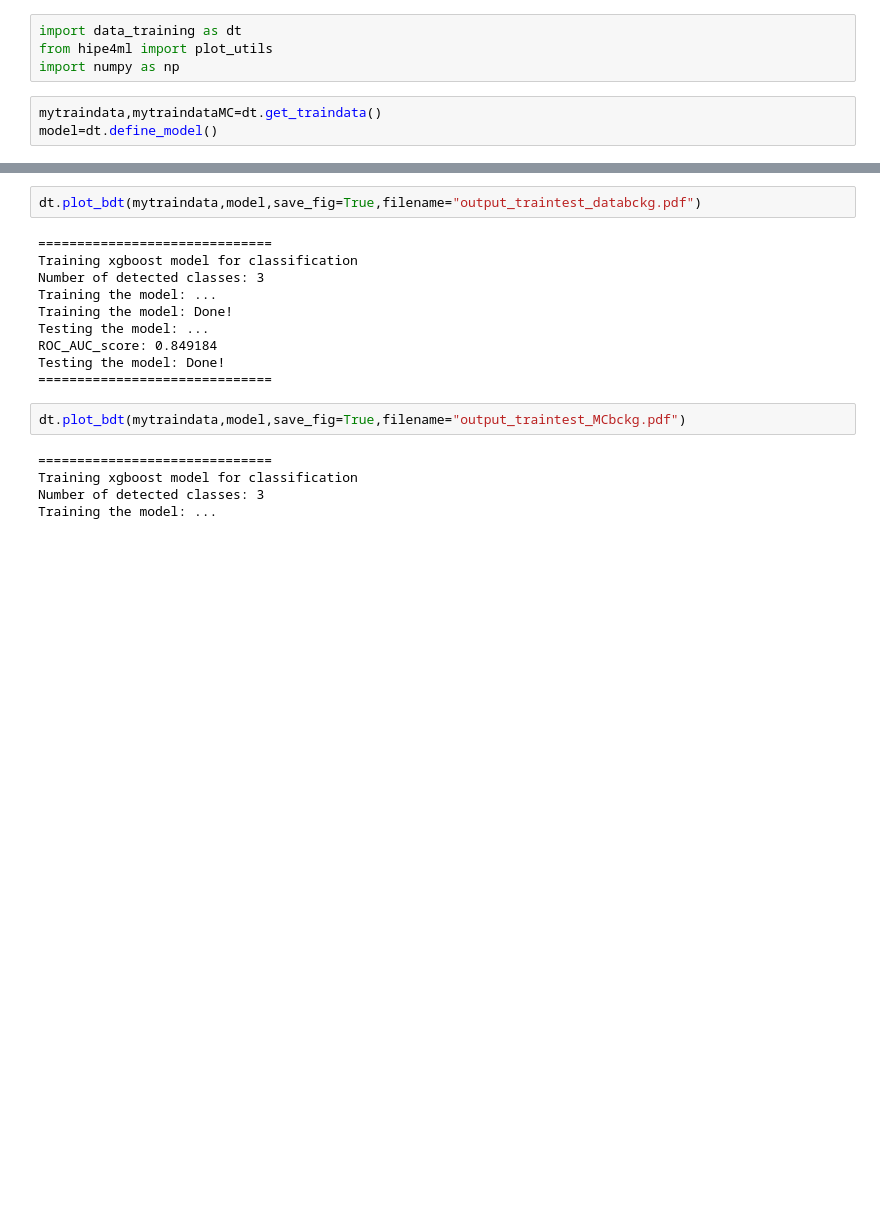
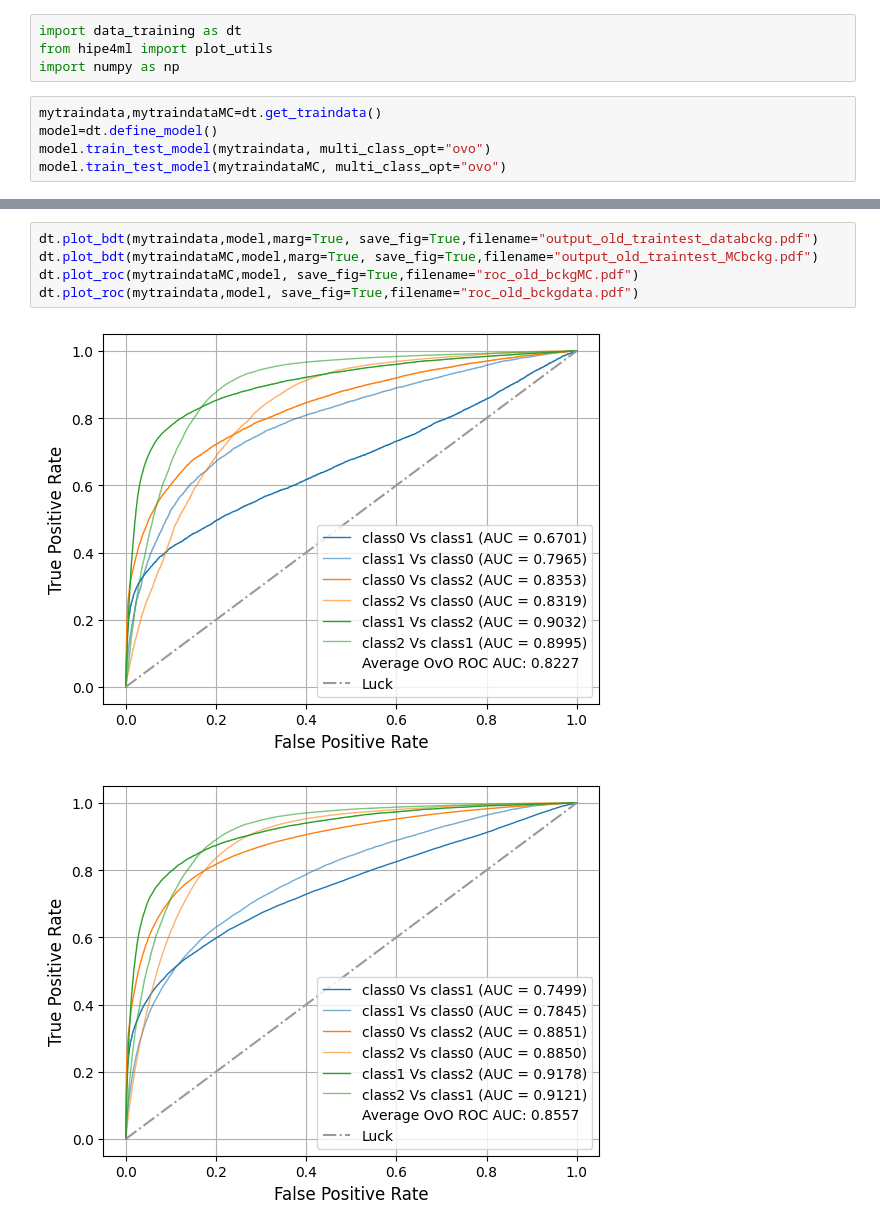
Before and after one commit to Katrin-Greve/Cern-summerProject, a Jupyter notebook: visualize_machinelearning.ipynb, the cells around one changed output, grey strips where cells are left out. Drawn from its saved outputs; the diff is of its cells as text; blank space fills up the shorter version.

Commit message:
Code works now for all three data samples. By choosing the sample number one can reproduce all plots for the desired data.

```diff
--- a/visualize_machinelearning.ipynb
+++ b/visualize_machinelearning.ipynb
@@ -5,3 +5,5 @@ import numpy as np
 # %%
 mytraindata,mytraindataMC=dt.get_traindata()
 model=dt.define_model()
+model.train_test_model(mytraindata, multi_class_opt="ovo")
+model.train_test_model(mytraindataMC, multi_class_opt="ovo")
@@ -8,19 +29,8 @@ model=dt.define_model()
-# %%
-dt.plot_bdt(mytraindata,model,save_fig=True,filename="output_traintest_databckg.pdf")
-# %% [output]
-==============================
-Training xgboost model for classification
-Number of detected classes: 3
-Training the model: ...
-Training the model: Done!
-Testing the model: ...
-ROC_AUC_score: 0.849184
-Testing the model: Done!
-==============================
-# %%
-dt.plot_bdt(mytraindata,model,save_fig=True,filename="output_traintest_MCbckg.pdf")
-# %% [output]
-==============================
-Training xgboost model for classification
-Number of detected classes: 3
-Training the model: ...
+# %%
+dt.plot_bdt(mytraindata,model,marg=True, save_fig=True,filename="output_old_traintest_databckg.pdf")
+dt.plot_bdt(mytraindataMC,model,marg=True, save_fig=True,filename="output_old_traintest_MCbckg.pdf")
+dt.plot_roc(mytraindataMC,model, save_fig=True,filename="roc_old_bckgMC.pdf")
+dt.plot_roc(mytraindata,model, save_fig=True,filename="roc_old_bckgdata.pdf")
+# %% [output]
+[figure, added]
+[figure, added]
```
Also changed, not shown: parts of 1 cell of this notebook, 4 other files.
